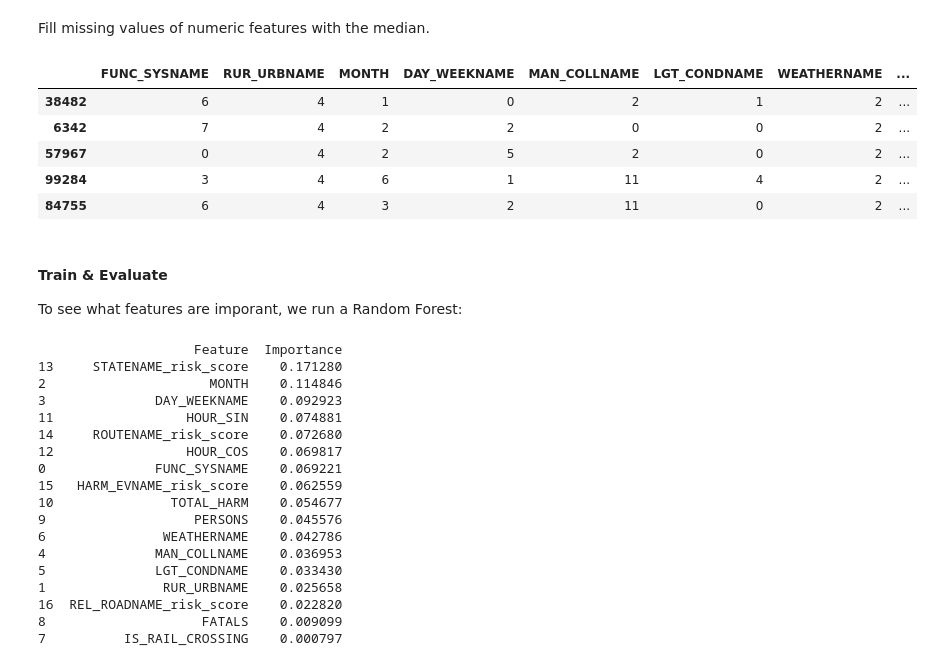
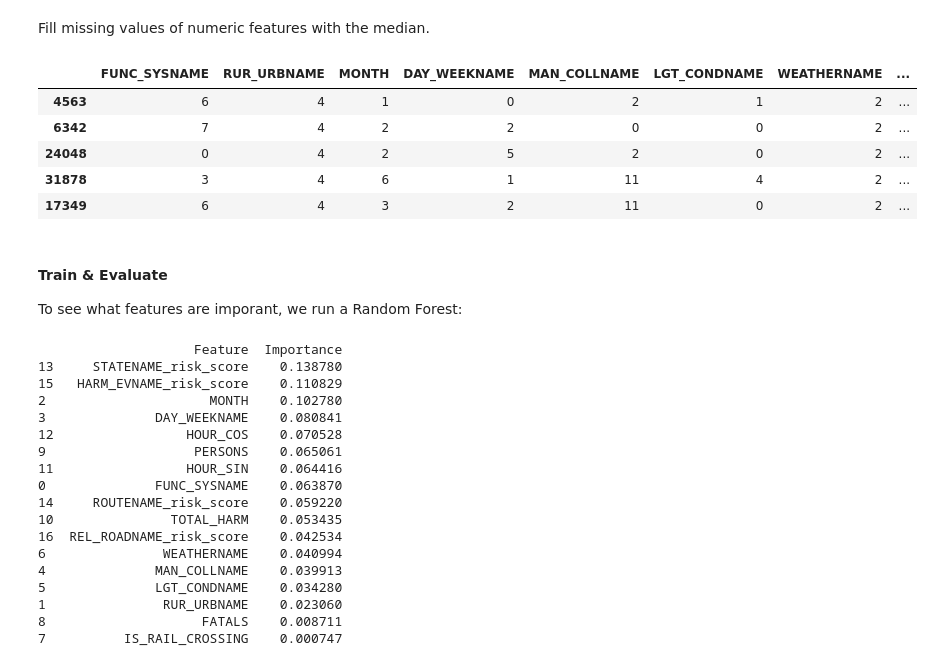
Before and after one commit to PFans-201/US_accidents_project, a Jupyter notebook: notebooks/02_preprocessing_feature_selection.ipynb, the cells around one changed output. Cells and saved outputs as stored; diff of their text form; code cells hidden in the pictures.

```diff
--- a/notebooks/02_preprocessing_feature_selection.ipynb
+++ b/notebooks/02_preprocessing_feature_selection.ipynb
@@ -20,8 +20,8 @@ sys.path.insert(0, str(project_root))
 
 from config import Config
 
-data_path = Config.FARS_CLEANED_DIR / "fars.csv"
-df = pd.read_csv(data_path)
+data_path = Config.FARS_CLEANED_DIR / "fars.pkl"
+df = pd.read_pickle(data_path)
 df.head()
 # %% [output]
 |  | ST_CASE | STATENAME | PEDS | PERNOTMVIT | VE_TOTAL | VE_FORMS | PVH_INVL | PERSONS | PERMVIT | COUNTYNAME | ... |
@@ -70,7 +70,9 @@ df.head()
 This will be used fot the actual model training.
 # %%
 from config import Config
-output_path = Config.FARS_CLEANED_DIR / "fars_model_ready.csv"
-df.to_csv(output_path, index=False)
+output_path = Config.FARS_CLEANED_DIR / "fars_model_ready.pkl"
+
+df = df.convert_dtypes()
+df.to_pickle(output_path)
 print(f"Saved preprocessed data to {output_path}")
 # %% [output]
@@ -118,10 +120,15 @@ for col in target_enc_cols:
     X_train[new_col] = X_train[col].map(category_means)
     X_test[new_col] = X_test[col].map(category_means)
 
+
     # 3. Handle Missing Values
     # If a category in Test wasn't in Train, fill with the global average
-    X_train[new_col] = X_train[new_col].fillna(global_mean)
-    X_test[new_col] = X_test[new_col].fillna(global_mean)
+    # X_train[new_col] = X_train[new_col].fillna(global_mean)
+    # X_test[new_col] = X_test[new_col].fillna(global_mean)
+
+    #Temp fix because global mean gave an issue with categoricals
+    X_train[new_col] = X_train[new_col].ffill()
+    X_test[new_col] = X_test[new_col].ffill()
 
     # 4. Drop the original text column
     X_train = X_train.drop(columns=[col])
@@ -149,17 +156,19 @@ for col in label_enc_cols:
 Fill missing values of numeric features with the median.
 # %%
 # Fill numeric NaNs
-X_train = X_train.fillna(X_train.median())
-X_test = X_test.fillna(X_train.median())
+# X_train = X_train.fillna(X_train.median())
+# X_test = X_test.fillna(X_train.median())
+X_train = X_train.ffill()
+X_test = X_test.ffill()
 
 X_train.head()
 # %% [output]
 |  | FUNC_SYSNAME | RUR_URBNAME | MONTH | DAY_WEEKNAME | MAN_COLLNAME | LGT_CONDNAME | WEATHERNAME | ... |
-| 38482 | 6 | 4 | 1 | 0 | 2 | 1 | 2 | ... |
+| 4563 | 6 | 4 | 1 | 0 | 2 | 1 | 2 | ... |
 | 6342 | 7 | 4 | 2 | 2 | 0 | 0 | 2 | ... |
-| 57967 | 0 | 4 | 2 | 5 | 2 | 0 | 2 | ... |
-| 99284 | 3 | 4 | 6 | 1 | 11 | 4 | 2 | ... |
-| 84755 | 6 | 4 | 3 | 2 | 11 | 0 | 2 | ... |
+| 24048 | 0 | 4 | 2 | 5 | 2 | 0 | 2 | ... |
+| 31878 | 3 | 4 | 6 | 1 | 11 | 4 | 2 | ... |
+| 17349 | 6 | 4 | 3 | 2 | 11 | 0 | 2 | ... |
 # %% [markdown]
 #### Train & Evaluate
 To see what features are imporant, we run a Random Forest:
@@ -176,20 +185,20 @@ importances = pd.DataFrame({
 print(importances)
 # %% [output]
                     Feature  Importance
-13     STATENAME_risk_score    0.171280
-2                     MONTH    0.114846
-3              DAY_WEEKNAME    0.092923
-11                 HOUR_SIN    0.074881
-14     ROUTENAME_risk_score    0.072680
-12                 HOUR_COS    0.069817
-0              FUNC_SYSNAME    0.069221
-15   HARM_EVNAME_risk_score    0.062559
-10               TOTAL_HARM    0.054677
-9                   PERSONS    0.045576
-6               WEATHERNAME    0.042786
-4              MAN_COLLNAME    0.036953
-5              LGT_CONDNAME    0.033430
-1               RUR_URBNAME    0.025658
-16  REL_ROADNAME_risk_score    0.022820
-8                    FATALS    0.009099
-7          IS_RAIL_CROSSING    0.000797
+13     STATENAME_risk_score    0.138780
+15   HARM_EVNAME_risk_score    0.110829
+2                     MONTH    0.102780
+3              DAY_WEEKNAME    0.080841
+12                 HOUR_COS    0.070528
+9                   PERSONS    0.065061
+11                 HOUR_SIN    0.064416
+0              FUNC_SYSNAME    0.063870
+14     ROUTENAME_risk_score    0.059220
+10               TOTAL_HARM    0.053435
+16  REL_ROADNAME_risk_score    0.042534
+6               WEATHERNAME    0.040994
+4              MAN_COLLNAME    0.039913
+5              LGT_CONDNAME    0.034280
+1               RUR_URBNAME    0.023060
+8                    FATALS    0.008711
+7          IS_RAIL_CROSSING    0.000747
```
Also changed, not shown: parts of 3 cells of this notebook, 6 other files.
